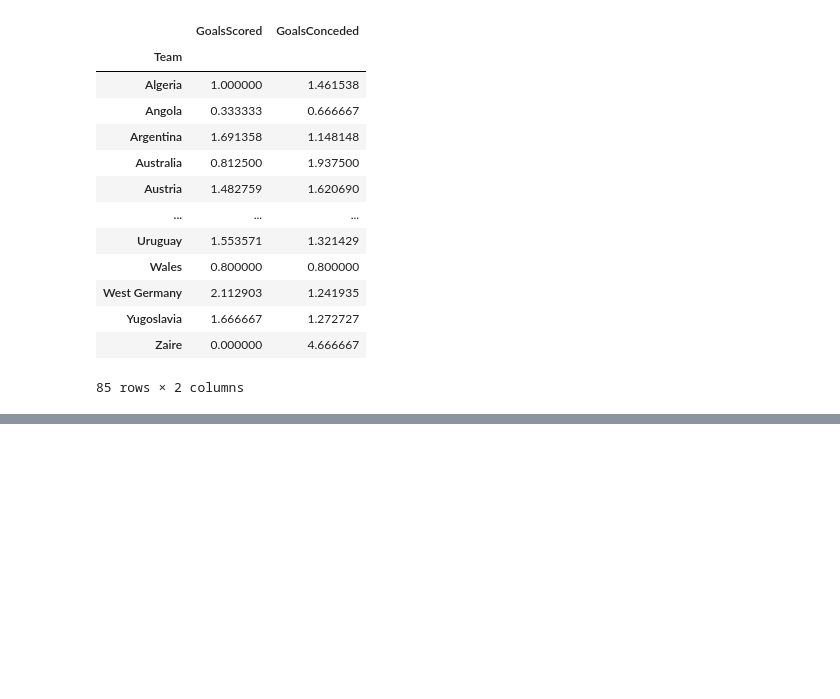
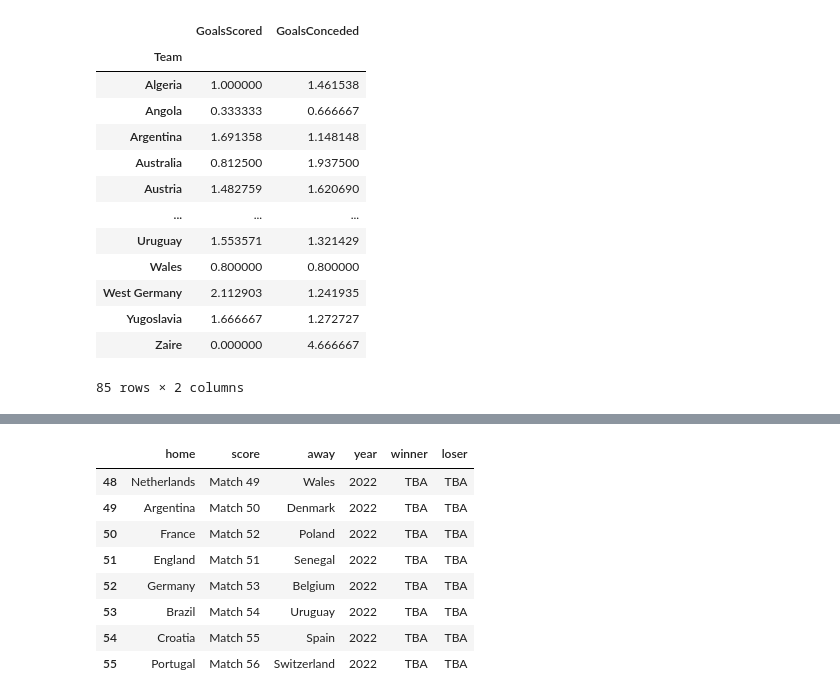
Before and after one commit to TejaTadepalli/FIFA-2022-Prediction, a Jupyter notebook: data.ipynb, the cells around one changed output, grey strips where cells are left out. Drawn from its saved outputs; the diff is of its cells as text; code cells hidden in the pictures; blank space fills up the shorter version.

```diff
--- a/data.ipynb
+++ b/data.ipynb
@@ -213,0 +344,26 @@ df_team_strength
+# %%
+# Running all the matches of the Group Stage and then find the points for each team
+
+for group in dict_table:
+    teams_in_group = dict_table[group]['Team'].values
+    # we will get the teams in each group as an array object
+    df_fixture_group_6 = df_fixture_group_48[df_fixture_group_48['home'].isin(teams_in_group)]
+    # we will get only the "6-matches" that every group has
+    for index,row in df_fixture_group_6.iterrows():
+        # we will use iterrows() function to iterate through each row of the dataframe
+        home,away=row['home'],row['away']
+        # we will get the home and away teams for each match
+        points_home,points_away = predict_points(home,away)
+        # we will get the points for each team
+        dict_table[group].loc[dict_table[group]['Team']==home,'Pts'] += points_home
+        dict_table[group].loc[dict_table[group]['Team']==away,'Pts'] += points_away
+        # for a particular group, we will find the row where the team is present and add the points to the respective column
+
+    dict_table[group] = dict_table[group].sort_values(by=['Pts'],ascending=False).reset_index(drop=True)
+    # we will sort the dataframe according to the points and goal difference & reset the index
+    dict_table[group] = dict_table[group].round(0)
+    # we will round off the values to 0 decimal places
+    dict_table[group] = dict_table[group][['Team','Pts']]
+    # we will rearrange the columns and only keep what we want
+
+dict_table
@@ -213,0 +402,25 @@ df_team_strength
+# %%
+# We will need to first find the top 2 teams from each group
+# then update this information in df_fixture_knockout dataframe
+for group in dict_table:
+    group_winner = dict_table[group].loc[0,'Team']
+    group_runners_up = dict_table[group].loc[1,'Team']
+    # we will get the top 2 teams from each group
+    df_fixture_knockout.replace({f'Winners {group}':group_winner},inplace=True)
+    df_fixture_knockout.replace({f'Runners-up {group}':group_runners_up},inplace=True)
+    # we will replace the values in the df_fixture_knockout dataframe using "f-string" concept
+
+df_fixture_knockout['winner'] = "TBA"
+df_fixture_knockout['loser'] = "TBA"
+# since we don't know the winner of these matches, we will give it a blank value
+df_fixture_knockout
+# %% [output]
+|  | home | score | away | year | winner | loser |
+| 48 | Netherlands | Match 49 | Wales | 2022 | TBA | TBA |
+| 49 | Argentina | Match 50 | Denmark | 2022 | TBA | TBA |
+| 50 | France | Match 52 | Poland | 2022 | TBA | TBA |
+| 51 | England | Match 51 | Senegal | 2022 | TBA | TBA |
+| 52 | Germany | Match 53 | Belgium | 2022 | TBA | TBA |
+| 53 | Brazil | Match 54 | Uruguay | 2022 | TBA | TBA |
+| 54 | Croatia | Match 55 | Spain | 2022 | TBA | TBA |
+| 55 | Portugal | Match 56 | Switzerland | 2022 | TBA | TBA |
```
Also changed, not shown: parts of 24 cells of this notebook.
